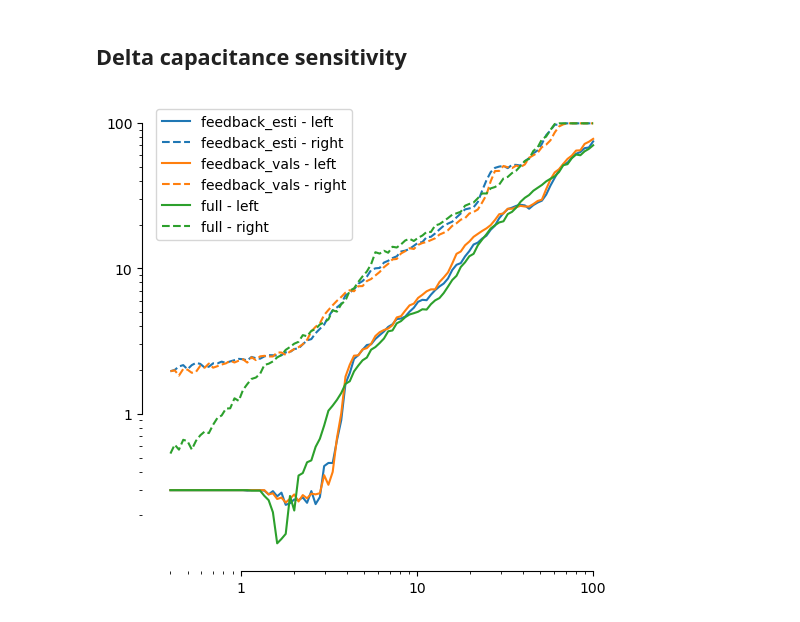
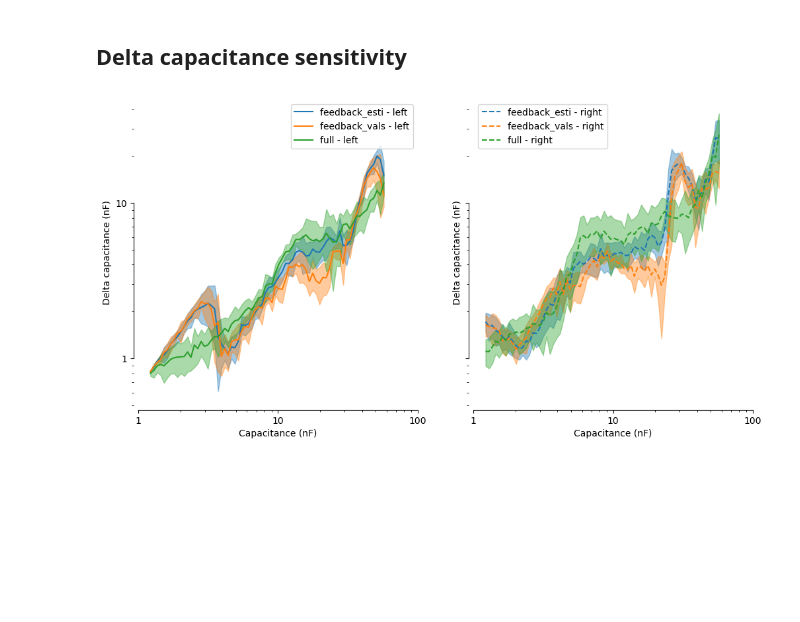
Before and after one commit to DenisTurcu/efish-characterization, a Jupyter notebook: paper-reviews-replies/discrimination-task-capacitance.ipynb, the cells around one changed output. Cells and saved outputs as stored; diff of their text form; code cells hidden in the pictures; blank space fills up the shorter version.

Commit message:
capacitance delta sensitivity plot fix bug

```diff
--- a/paper-reviews-replies/discrimination-task-capacitance.ipynb
+++ b/paper-reviews-replies/discrimination-task-capacitance.ipynb
@@ -28,7 +28,7 @@ from ElectricPropertiesNN_PL import ElectricPropertiesNN_PL
 # %% [markdown]
 ## Load trained Models
 # %%
-models = pd.read_pickle("discrimination_performance.pkl")
+models = pd.read_pickle("discrimination_performance-v6.pkl")
 # %% [markdown]
 #### Prepare dataset for dummy run to initialize LazyLayers
 # %%
@@ -106,14 +127,14 @@ plt.show()
 # %% [markdown]
 ## Delta capacitance sensitivity
 # %%
-success_threshold = 80
+success_threshold = 75
 
 def compute_delta_capacitances(dfrow, success_threshold=success_threshold, capacitances=raw_dataset["worms"]["capacitances"]):
     delta_capacitances = {}
     for k, vals in dfrow["discrimination_performance"].items():
         failure_ids = np.where(vals < success_threshold)[0][[0,-1]]
         failure_capacitances = capacitances[failure_ids]
-        delta_capacitances[k] = np.abs(capacitances[pref_c_id] - failure_capacitances)
+        delta_capacitances[k] = np.abs(capacitances[k] - failure_capacitances)
     dfrow["delta_capacitances"] = delta_capacitances
     return dfrow
 
@@ -128,19 +149,42 @@ def compute_delta_capacitances_stats(dfgroup):
 
 delta_capacitances_stats = models.groupby("model_type").apply(compute_delta_capacitances_stats)
 # %%
-plt.figure(figsize=(6, 6))
+fig, axes = plt.subplots(1, 2, figsize=(12, 6), sharey=True, sharex=True)
+start_id = 20
+end_id = 90
 for i, (model_type, row) in enumerate(delta_capacitances_stats.iterrows()):
-    plt.plot(raw_dataset["worms"]["capacitances"], row["mean"][:,0], label=f"{model_type} - left", c=f"C{i}")
-    # plt.fill_between(raw_dataset["worms"]["capacitances"], row["mean"][:,0] - row["std"][:,0], row["mean"][:,0] + row["std"][:,0], alpha=0.4, color=f"C{i}")
-    plt.plot(raw_dataset["worms"]["capacitances"], row["mean"][:,1], label=f"{model_type} - right", c=f"C{i}", ls="--")
-    # plt.fill_between(raw_dataset["worms"]["capacitances"], row["mean"][:,1] - row["std"][:,1], row["mean"][:,1] + row["std"][:,1], alpha=0.4, color=f"C{i}")
-
-plt.xscale("log")
-plt.xticks([1e-9, 1e-8, 1e-7], ["1", "10", "100"])
-plt.yscale("log")
-plt.yticks([1e-9, 1e-8, 1e-7], ["1", "10", "100"])
-plt.legend()
-sns.despine(offset=5, trim=True)
+    axes[0].plot(
+        raw_dataset["worms"]["capacitances"][start_id:end_id],
+        row["mean"][:, 0][start_id:end_id],
+        label=f"{model_type} - left",
+        c=f"C{i}",
+    )
+    axes[0].fill_between(
+        raw_dataset["worms"]["capacitances"][start_id:end_id],
+        row["mean"][:, 0][start_id:end_id] - row["std"][:, 0][start_id:end_id],
+        row["mean"][:, 0][start_id:end_id] + row["std"][:, 0][start_id:end_id],
+        alpha=0.4,
+        color=f"C{i}",
+    )
+    axes[1].plot(
+        raw_dataset["worms"]["capacitances"][start_id:end_id], row["mean"][:, 1][start_id:end_id], label=f"{model_type} - right", c=f"C{i}", ls="--"
+    )
+    axes[1].fill_between(
+        raw_dataset["worms"]["capacitances"][start_id:end_id],
+        row["mean"][:, 1][start_id:end_id] - row["std"][:, 1][start_id:end_id],
+        row["mean"][:, 1][start_id:end_id] + row["std"][:, 1][start_id:end_id],
+        alpha=0.4,
+        color=f"C{i}",
+    )
+for i in range(2):
+    axes[i].set_xscale("log")
+    axes[i].set_yscale("log")
+    axes[i].set_xlabel("Capacitance (nF)")
+    axes[i].set_ylabel("Delta capacitance (nF)")
+    axes[i].legend()
+    axes[i].set_xticks([1e-9, 1e-8, 1e-7], ["1", "10", "100"])
+    axes[i].set_yticks([1e-9, 1e-8], ["1", "10"])
+    sns.despine(offset=5, trim=True, ax=axes[i])
 plt.show()
 # %% [output]
-[figure, old version]
+[figure, new version]
```
Also changed, not shown: parts of 4 cells of this notebook.
